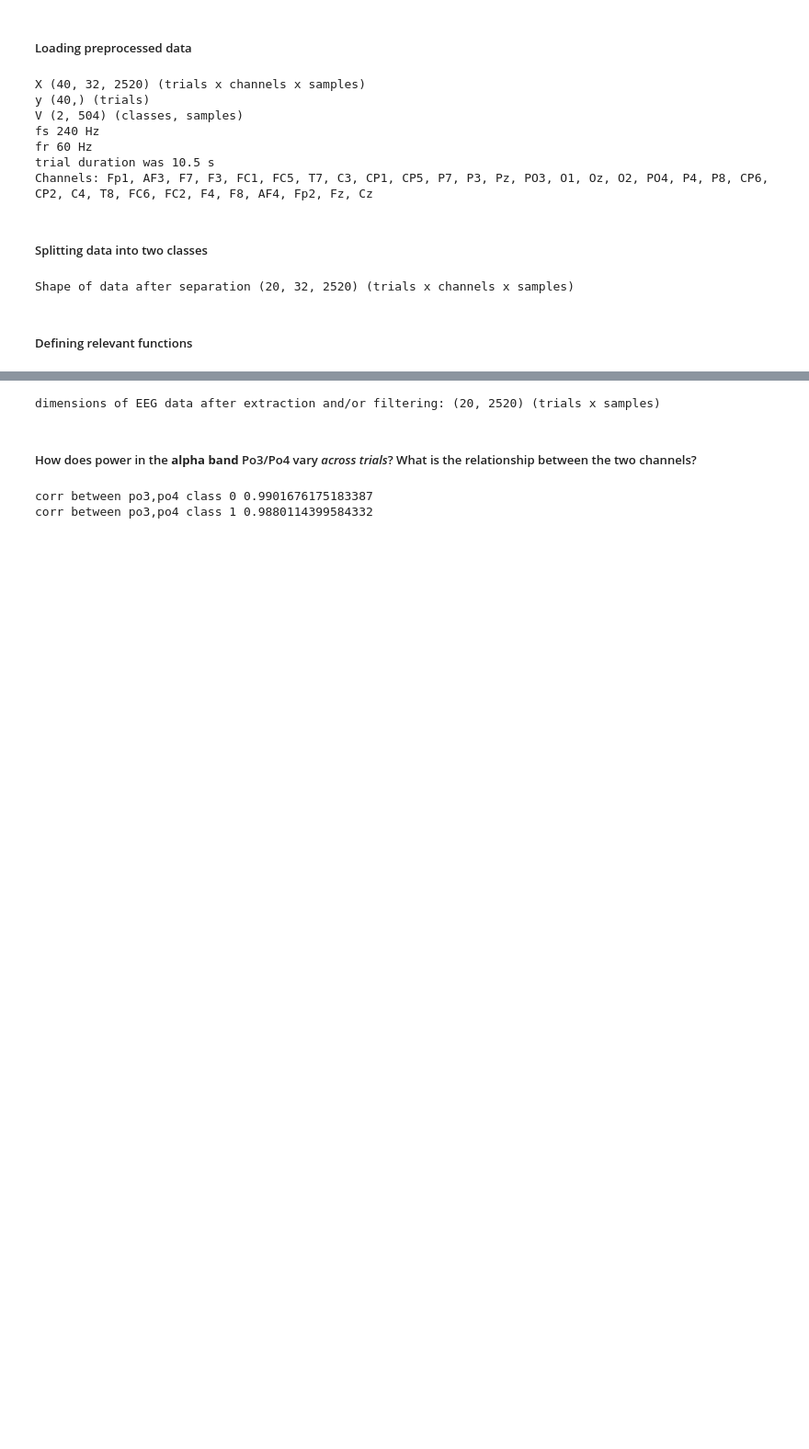
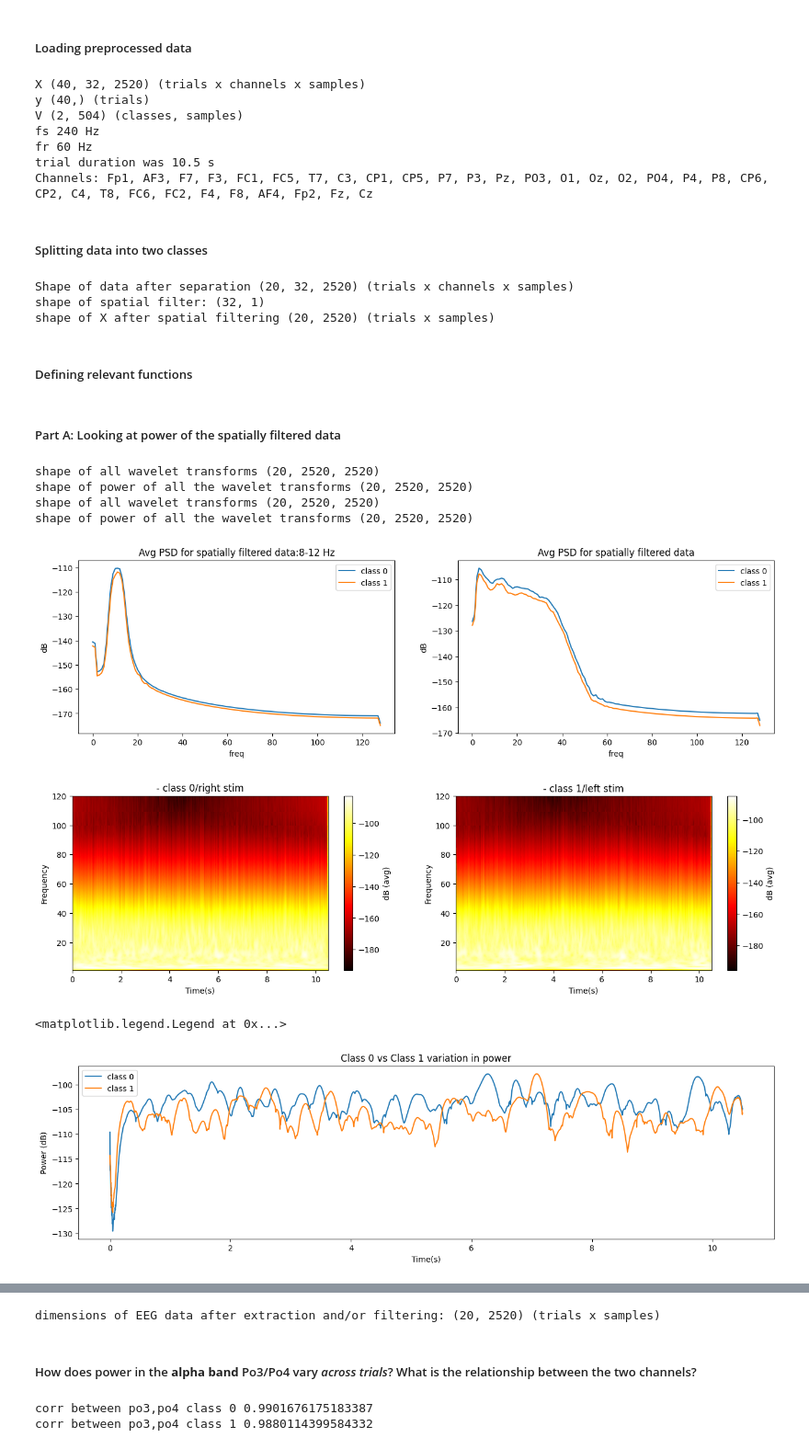
Before and after one commit to ShekharNarayanan/Covert_CVEP, a Jupyter notebook: SN_analysis/Power_Analysis_Covert.ipynb, the cells around one changed output, grey strips where cells are left out. Shown at 92% size. Cells and saved outputs as stored; diff of their text form; code cells hidden in the pictures; blank space fills up the shorter version.

```diff
--- a/SN_analysis/Power_Analysis_Covert.ipynb
+++ b/SN_analysis/Power_Analysis_Covert.ipynb
@@ -17,7 +16,7 @@ root_data = r"C:\Users\s1081686\Desktop\RA_Project\Scripts\pynt_codes\SN_pilot_d
 
 #loading: COVERT data
 os.chdir(root_data)
-tmp_covert = np.load("pilot_cvep_covert_mgold_61_6521_40T_ICA.npz")
+tmp_covert = np.load("pilot_cvep_covert_mgold_61_6521_40T.npz")
 X = tmp_covert["X"]
 y = tmp_covert["y"]
 V = tmp_covert["V"].T
@@ -70,16 +69,29 @@ ind_1 = (y==1)
 X_1 = X[ind_1,:,:]
 V_1 = V[1,:].reshape(1,504)
 
+print("Shape of data after separation",X_0.shape,"(trials x channels x samples)")
+
 # labels
 y_ind=np.zeros((20,1))
 
-print("Shape of data after separation",X_0.shape,"(trials x channels x samples)")
+# Using the spatial filters from rCCA_Covert
+w_0 = np.load(r'C:\Users\s1081686\Desktop\RA_Project\Scripts\pynt_codes\SN_analysis\sp_filters\w_0.npy')
+w_1 = np.load(r'C:\Users\s1081686\Desktop\RA_Project\Scripts\pynt_codes\SN_analysis\sp_filters\w_1.npy')
+print('shape of spatial filter:',w_0.shape)
+
+# Filtering Data and reshaping it into trials x samples format
+X_0_filt = np.dot(w_0.T,X_0.reshape(X_0.shape[1],X_0.shape[0]*X_0.shape[2])).reshape(X_0.shape[0],X_0.shape[2])
+X_1_filt = np.dot(w_1.T,X_1.reshape(X_1.shape[1],X_1.shape[0]*X_1.shape[2])).reshape(X_1.shape[0],X_1.shape[2])
+
+print("shape of X after spatial filtering", X_0_filt.shape,'(trials x samples)')
 # %% [output]
 Shape of data after separation (20, 32, 2520) (trials x channels x samples)
+shape of spatial filter: (32, 1)
+shape of X after spatial filtering (20, 2520) (trials x samples)
 # %% [markdown]
 ##### Defining relevant functions
 # %%
-def BPF_Sig(X,low,high,fs,order):
+def BPF_Sig(X,low,high,fs,order=4):
     """
     Args:
         X (array):
@@ -216,4 +228,62 @@ def plot_hilbert(X,fs,label,option):
     plt.xlabel('Time(s)')
     plt.ylabel(ylabel)
     plt.title(f'Po3 vs Po4 Power vs time class {label}/{side} stim')
+# %% [markdown]
+##### Part A: Looking at power of the spatially filtered data
+# %%
+'PSD Plots'
+# filtering in the 8-12 Hz
+X_0_bpf = BPF_Sig(X_0_filt, low = 8, high = 12, fs = fs)
+X_1_bpf = BPF_Sig(X_1_filt, low = 8, high = 12, fs = fs)
+
+# Checking the PSD
+pow_X0, _ = bandpower_PSD(X_0_filt, fs=fs, plot = False)
+pow_X1, _= bandpower_PSD(X_1_filt, fs=fs, plot = False)
+
+pow_X0_bpf, _ = bandpower_PSD(X_0_bpf, fs=fs, plot = False)
+pow_X1_bpf, _= bandpower_PSD(X_1_bpf, fs=fs, plot = False)
+
+plt.figure(figsize= (16,4))
+plt.subplot(121)
+plt.plot(np.mean(pow_X0_bpf,axis = 0))
+plt.plot(np.mean(pow_X1_bpf,axis = 0))
+plt.ylabel('dB')
+plt.xlabel('freq')
+plt.title('Avg PSD for spatially filtered data:8-12 Hz')
+plt.legend(['class 0','class 1'])
+
+plt.subplot(122)
+plt.plot(np.mean(pow_X0,axis = 0))
+plt.plot(np.mean(pow_X1,axis = 0))
+plt.ylabel('dB')
+plt.xlabel('freq')
+plt.title('Avg PSD for spatially filtered data')
+plt.legend(['class 0','class 1'])
+
+'Time Frequency Plots: broadband'
+plt.figure(figsize= (16,4))
+plt.subplot(121)
+plot_timefreq(X_0_filt,fs= fs,label="0",chan = '-')
+plt.subplot(122)
+plot_timefreq(X_1_filt,fs= fs,label="1",chan = '-')
+plt.show()
+
+'Hilbert plots: Narrow band'
+# choose dB or Amp^2
+option  = "dB"
+# plot bandpower
+plt.figure(figsize= (16,4))
+plot_hilbert(X_0_bpf,fs = fs, label = "0",option=option)
+plot_hilbert(X_1_bpf,fs = fs, label = "1", option=option)
+plt.title('Class 0 vs Class 1 variation in power')
+plt.legend(['class 0','class 1'])
+# %% [output]
+shape of all wavelet transforms (20, 2520, 2520)
+shape of power of all the wavelet transforms (20, 2520, 2520)
+shape of all wavelet transforms (20, 2520, 2520)
+shape of power of all the wavelet transforms (20, 2520, 2520)
+[figure, added]
+[figure, added]
+<matplotlib.legend.Legend at 0x...>
+[figure, added]
 # %% [markdown]
```
Also changed, not shown: parts of 3 cells of this notebook, 2 other files.
